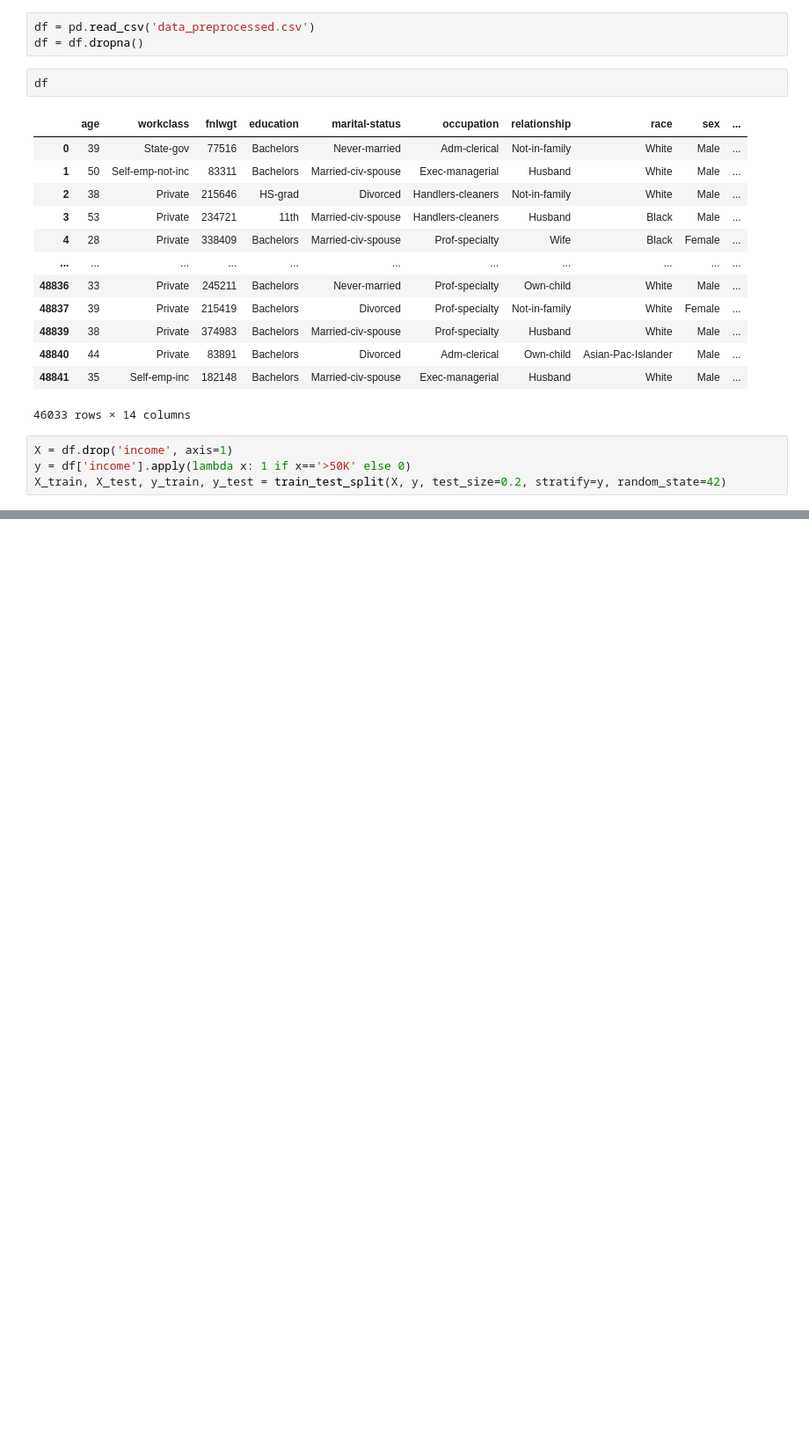
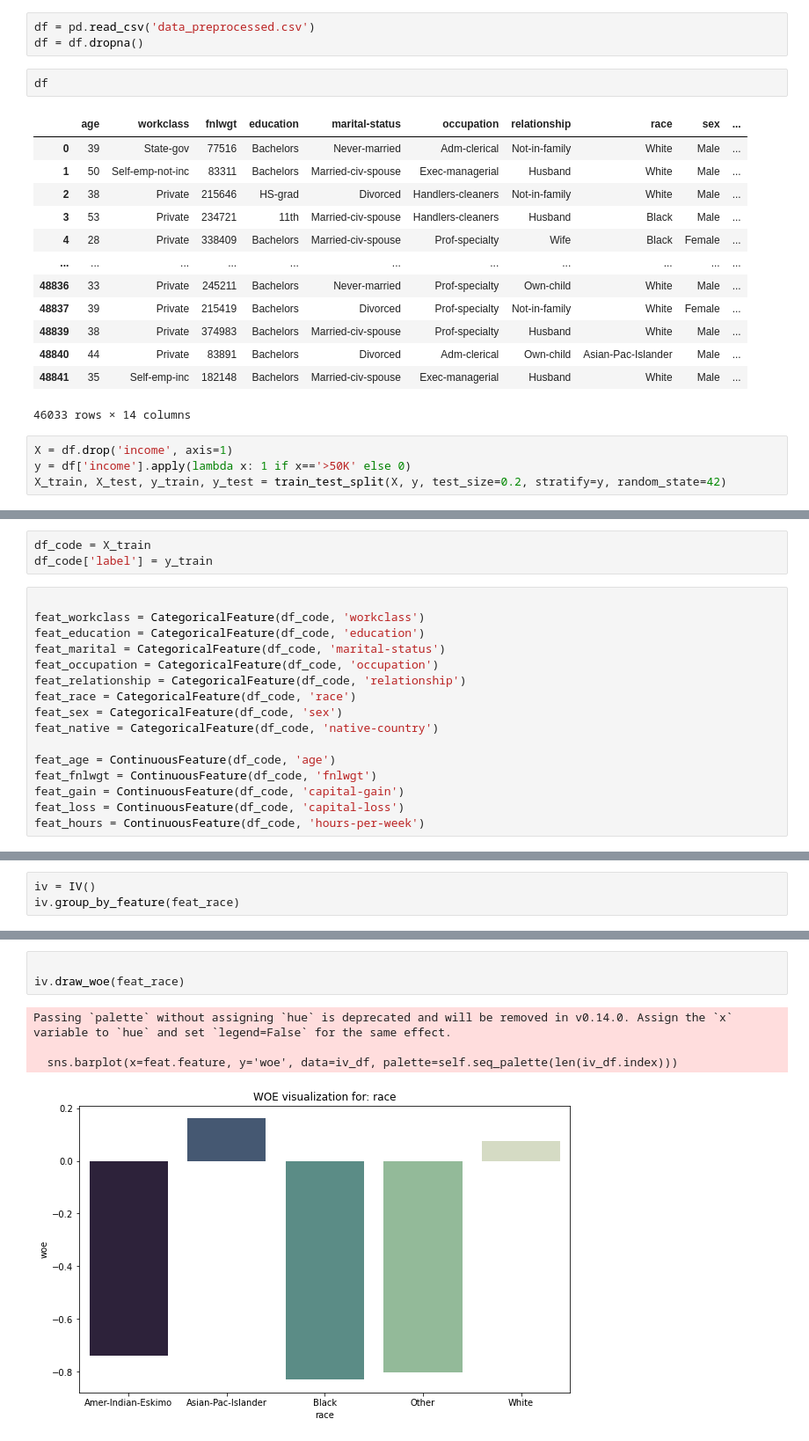
Before and after one commit to Paulina-Iwach/Data_Mining_Project, a Jupyter notebook: feature_selection.ipynb, the cells around one changed output, grey strips where cells are left out. Shown at 88% size. Cells and saved outputs as stored; diff of their text form; blank space fills up the shorter version.

```diff
--- a/feature_selection.ipynb
+++ b/feature_selection.ipynb
@@ -227,0 +272,19 @@ plt.show()
+# %%
+df_code = X_train
+df_code['label'] = y_train
+# %%
+
+feat_workclass = CategoricalFeature(df_code, 'workclass')
+feat_education = CategoricalFeature(df_code, 'education')
+feat_marital = CategoricalFeature(df_code, 'marital-status')
+feat_occupation = CategoricalFeature(df_code, 'occupation')
+feat_relationship = CategoricalFeature(df_code, 'relationship')
+feat_race = CategoricalFeature(df_code, 'race')
+feat_sex = CategoricalFeature(df_code, 'sex')
+feat_native = CategoricalFeature(df_code, 'native-country')
+
+feat_age = ContinuousFeature(df_code, 'age')
+feat_fnlwgt = ContinuousFeature(df_code, 'fnlwgt')
+feat_gain = ContinuousFeature(df_code, 'capital-gain')
+feat_loss = ContinuousFeature(df_code, 'capital-loss')
+feat_hours = ContinuousFeature(df_code, 'hours-per-week')
@@ -227,0 +293,3 @@ plt.show()
+# %%
+iv = IV()
+iv.group_by_feature(feat_race)
@@ -227,0 +315,8 @@ plt.show()
+# %%
+
+iv.draw_woe(feat_race)
+# %% [output]
+Passing `palette` without assigning `hue` is deprecated and will be removed in v0.14.0. Assign the `x` variable to `hue` and set `legend=False` for the same effect.
+
+  sns.barplot(x=feat.feature, y='woe', data=iv_df, palette=self.seq_palette(len(iv_df.index)))
+[figure, added]
```
Also changed, not shown: parts of 13 cells of this notebook, 14 other files.
